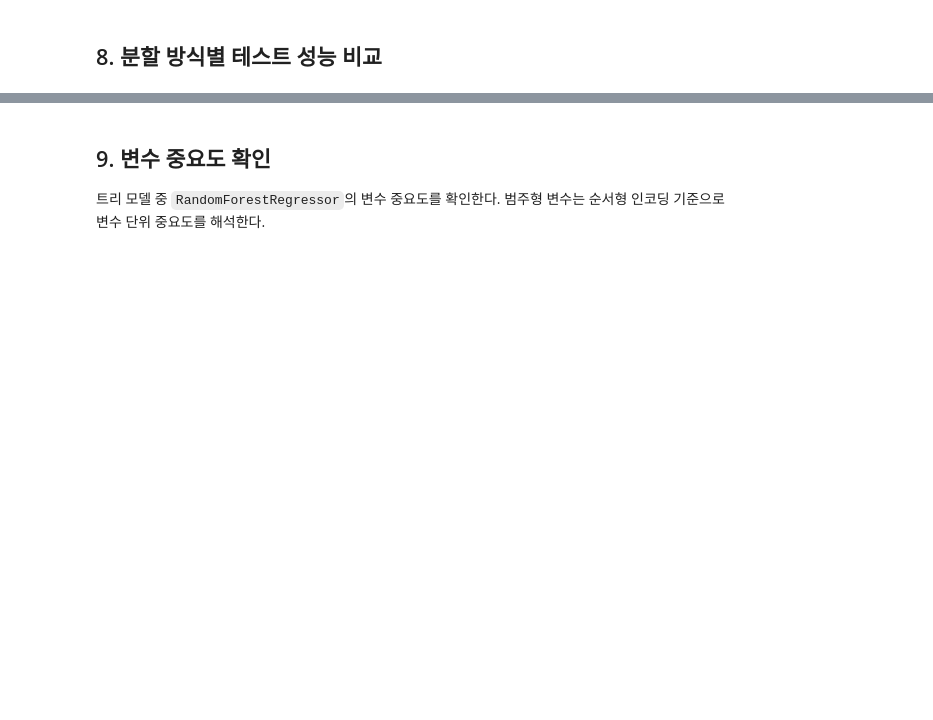
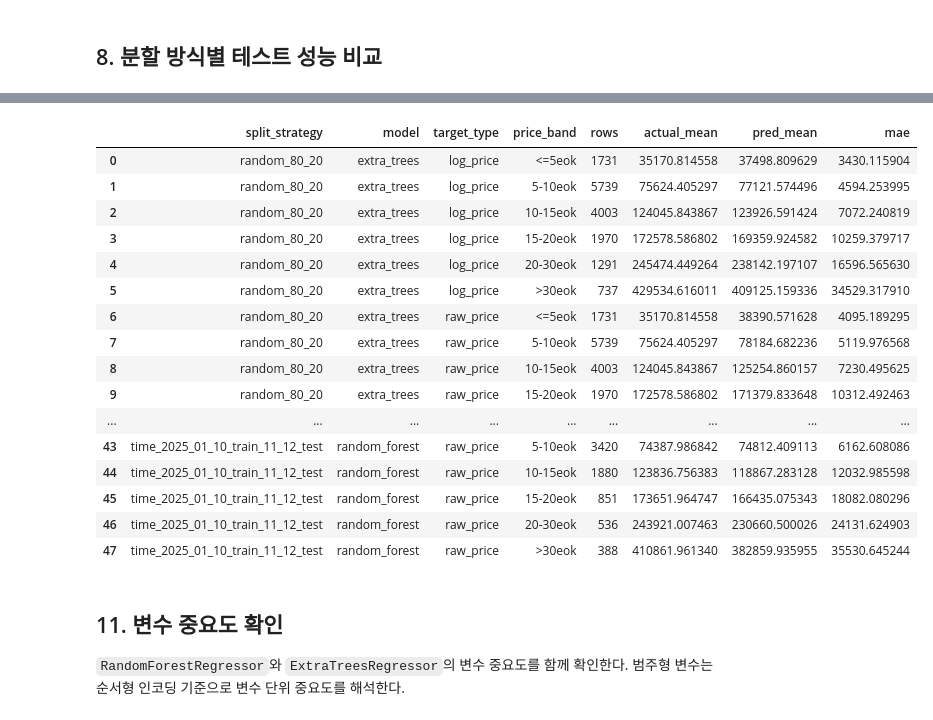
Before and after one commit to w0ne23/dm-apt-predict, a Jupyter notebook: notebooks/05_modeling.ipynb, the cells around one changed output, grey strips where cells are left out. Saved outputs shown, nothing was run; the diff lists cells and outputs as text; code cells hidden in the pictures; blank space fills up the shorter version.

```diff
--- a/notebooks/05_modeling.ipynb
+++ b/notebooks/05_modeling.ipynb
@@ -320,0 +501,4 @@ plt.close(fig)
+# %%
+best_models = test_scores.groupby('split_strategy').first().reset_index()[['split_strategy', 'model']]
+best_price_band_mae = price_band_mae.merge(best_models, on=['split_strategy', 'model'])
+best_price_band_mae
@@ -320,0 +519,19 @@ plt.close(fig)
+# %%
+fig, axes = plt.subplots(1, len(best_models), figsize=(14, 4.5), sharey=True)
+if len(best_models) == 1:
+    axes = [axes]
+
+for ax, (_, row) in zip(axes, best_models.iterrows()):
+    plot_df = best_price_band_mae[
+        best_price_band_mae['split_strategy'].eq(row['split_strategy'])
+        & best_price_band_mae['model'].eq(row['model'])
+    ]
+    ax.bar(plot_df['price_band'].astype(str), plot_df['mae'], color='#4C78A8')
+    ax.set_title(f"{row['split_strategy']} / {row['model']}")
+    ax.set_xlabel('Actual price band')
+    ax.tick_params(axis='x', rotation=35)
+    ax.grid(axis='y', alpha=0.25)
+axes[0].set_ylabel('MAE (10k KRW)')
+fig.tight_layout()
+plt.show()
+plt.close(fig)
@@ -320,0 +613,40 @@ plt.close(fig)
+# %%
+log_experiment_predictions['price_band'] = pd.cut(
+    log_experiment_predictions['actual_price_10k_krw'],
+    bins=price_bins,
+    labels=price_labels,
+    include_lowest=True,
+)
+
+log_price_band_mae = (
+    log_experiment_predictions
+    .groupby(['split_strategy', 'model', 'target_type', 'price_band'], observed=True)
+    .agg(
+        rows=('absolute_error_10k_krw', 'size'),
+        actual_mean=('actual_price_10k_krw', 'mean'),
+        pred_mean=('predicted_price_10k_krw', 'mean'),
+        mae=('absolute_error_10k_krw', 'mean'),
+    )
+    .reset_index()
+    .sort_values(['split_strategy', 'model', 'target_type', 'price_band'])
+)
+
+log_price_band_mae
+# %% [output]
+|  | split_strategy | model | target_type | price_band | rows | actual_mean | pred_mean | mae |
+| 0 | random_80_20 | extra_trees | log_price | <=5eok | 1731 | 35170.814558 | 37498.809629 | 3430.115904 |
+| 1 | random_80_20 | extra_trees | log_price | 5-10eok | 5739 | 75624.405297 | 77121.574496 | 4594.253995 |
+| 2 | random_80_20 | extra_trees | log_price | 10-15eok | 4003 | 124045.843867 | 123926.591424 | 7072.240819 |
+| 3 | random_80_20 | extra_trees | log_price | 15-20eok | 1970 | 172578.586802 | 169359.924582 | 10259.379717 |
+| 4 | random_80_20 | extra_trees | log_price | 20-30eok | 1291 | 245474.449264 | 238142.197107 | 16596.565630 |
+| 5 | random_80_20 | extra_trees | log_price | >30eok | 737 | 429534.616011 | 409125.159336 | 34529.317910 |
+| 6 | random_80_20 | extra_trees | raw_price | <=5eok | 1731 | 35170.814558 | 38390.571628 | 4095.189295 |
+| 7 | random_80_20 | extra_trees | raw_price | 5-10eok | 5739 | 75624.405297 | 78184.682236 | 5119.976568 |
+| 8 | random_80_20 | extra_trees | raw_price | 10-15eok | 4003 | 124045.843867 | 125254.860157 | 7230.495625 |
+| 9 | random_80_20 | extra_trees | raw_price | 15-20eok | 1970 | 172578.586802 | 171379.833648 | 10312.492463 |
+| ... | ... | ... | ... | ... | ... | ... | ... | ... |
+| 43 | time_2025_01_10_train_11_12_test | random_forest | raw_price | 5-10eok | 3420 | 74387.986842 | 74812.409113 | 6162.608086 |
+| 44 | time_2025_01_10_train_11_12_test | random_forest | raw_price | 10-15eok | 1880 | 123836.756383 | 118867.283128 | 12032.985598 |
+| 45 | time_2025_01_10_train_11_12_test | random_forest | raw_price | 15-20eok | 851 | 173651.964747 | 166435.075343 | 18082.080296 |
+| 46 | time_2025_01_10_train_11_12_test | random_forest | raw_price | 20-30eok | 536 | 243921.007463 | 230660.500026 | 24131.624903 |
+| 47 | time_2025_01_10_train_11_12_test | random_forest | raw_price | >30eok | 388 | 410861.961340 | 382859.935955 | 35530.645244 |
@@ -321,5 +686,5 @@ plt.close(fig)
 # %% [markdown]
-## 9. 변수 중요도 확인
+## 11. 변수 중요도 확인
 
-트리 모델 중 `RandomForestRegressor`의 변수 중요도를 확인한다. 범주형 변수는 순서형 인코딩 기준으로 변수 단위 중요도를 해석한다.
+`RandomForestRegressor`와 `ExtraTreesRegressor`의 변수 중요도를 함께 확인한다. 범주형 변수는 순서형 인코딩 기준으로 변수 단위 중요도를 해석한다.
 # %%
```
Also changed, not shown: parts of 23 cells of this notebook.
